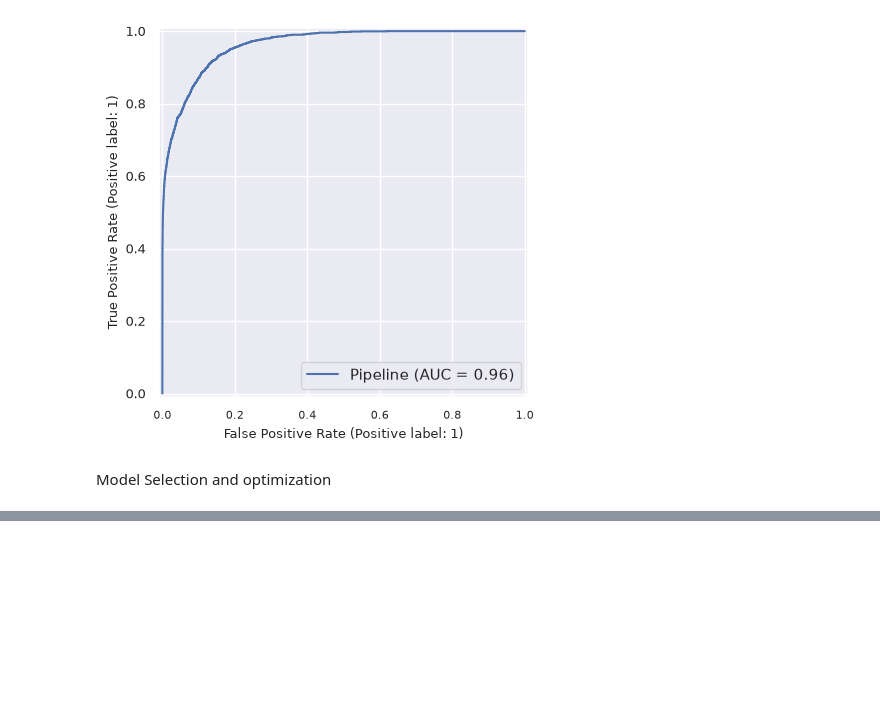
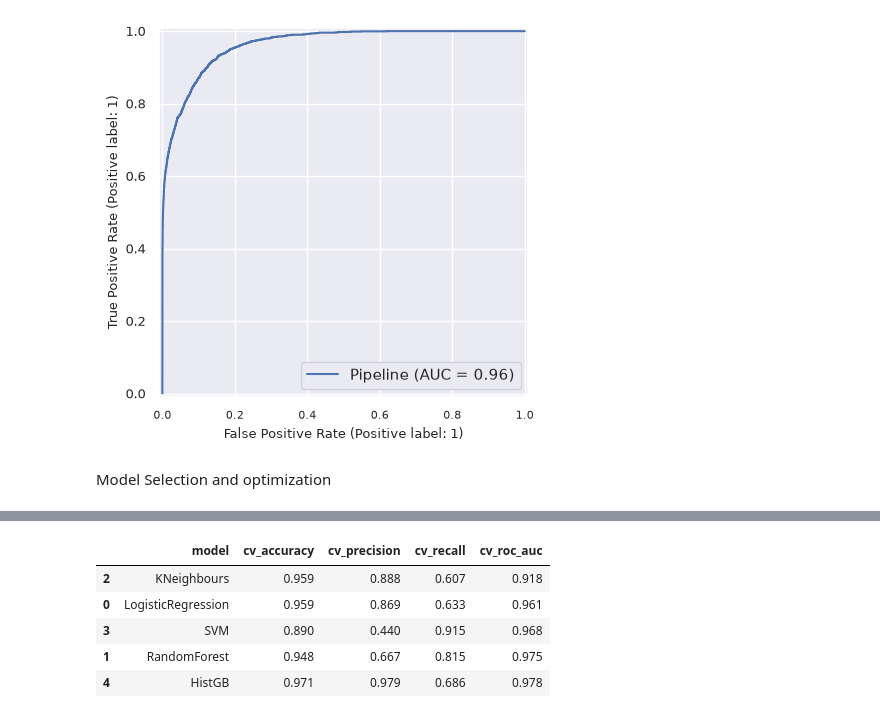
Before and after one commit to kaflebiplob/Diabetes_Predictor, a Jupyter notebook: notebooks/train_my_data.ipynb, the cells around one changed output, grey strips where cells are left out. Drawn from its saved outputs; the diff is of its cells as text; code cells hidden in the pictures; blank space fills up the shorter version.

```diff
--- a/notebooks/train_my_data.ipynb
+++ b/notebooks/train_my_data.ipynb
@@ -365,27 +370,24 @@ cv=KFold(n_splits=k,shuffle=True,random_state=RANDOM_STATE)
 # %%
-scoring ={
-    'accuracy':'accuracy',
-    'precision':'precision',
-    'recall':'recall',
-    'roc_auc':'roc_auc'
+scoring = {
+    "accuracy": "accuracy",
+    "precision": "precision",
+    "recall": "recall",
+    "roc_auc": "roc_auc",
 }
 # %%
-rows =[]
-for name,model in models.items():
-    pipe = Pipeline(
-        steps=[
-            ('preprocess',preprocess),
-            ('model',model)
-        ]
+rows = []
+for name, model in models.items():
+    pipe = Pipeline(steps=[("preprocess", preprocess), ("model", model)])
+    scores = cross_validate(pipe, X_train, y_train, cv=cv, scoring=scoring, n_jobs=1)
+    rows.append(
+        {
+            "model": name,
+            "cv_accuracy": scores["test_accuracy"].mean(),
+            "cv_precision": scores["test_precision"].mean(),
+            "cv_recall": scores["test_recall"].mean(),
+            "cv_roc_auc": scores["test_roc_auc"].mean(),
+        }
     )
-    scores = cross_validate(pipe,X_train,y_train,cv=cv,scoring=scoring,n_jobs=1)
-    rows.append({
-        "model":name,
-        "cv_accuracy":scores["test_accuracy"].mean(),
-        "cv_precision":scores["test_precision"].mean(),
-        "cv_recall":scores["test_recall"].mean(),
-        "cv_roc_auc":scores["test_roc_auc"].mean()
-    })
-cv_results = pd.DataFrame(rows).sort_values("cv_recall")
+cv_results = pd.DataFrame(rows).sort_values("cv_roc_auc")
 print("CV Model Comarison")
 print(cv_results)
@@ -391,0 +402,11 @@ print(cv_results)
+# %%
+best_row = cv_results.sort_values("cv_roc_auc")
+# %%
+best_row
+# %% [output]
+|  | model | cv_accuracy | cv_precision | cv_recall | cv_roc_auc |
+| 2 | KNeighbours | 0.959 | 0.888 | 0.607 | 0.918 |
+| 0 | LogisticRegression | 0.959 | 0.869 | 0.633 | 0.961 |
+| 3 | SVM | 0.890 | 0.440 | 0.915 | 0.968 |
+| 1 | RandomForest | 0.948 | 0.667 | 0.815 | 0.975 |
+| 4 | HistGB | 0.971 | 0.979 | 0.686 | 0.978 |
```
Also changed, not shown: parts of 12 cells of this notebook.
